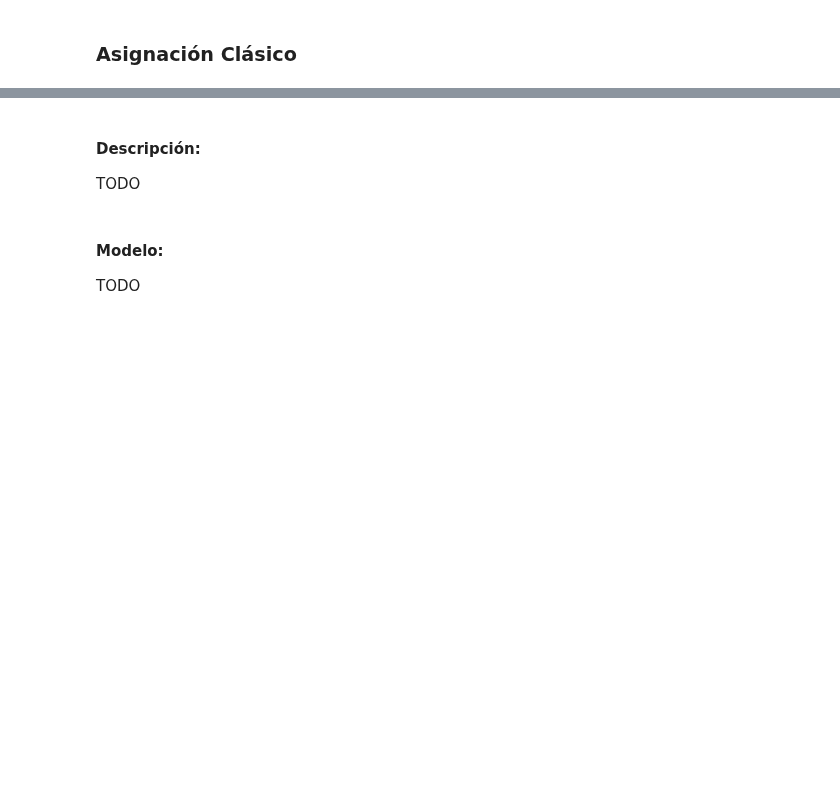
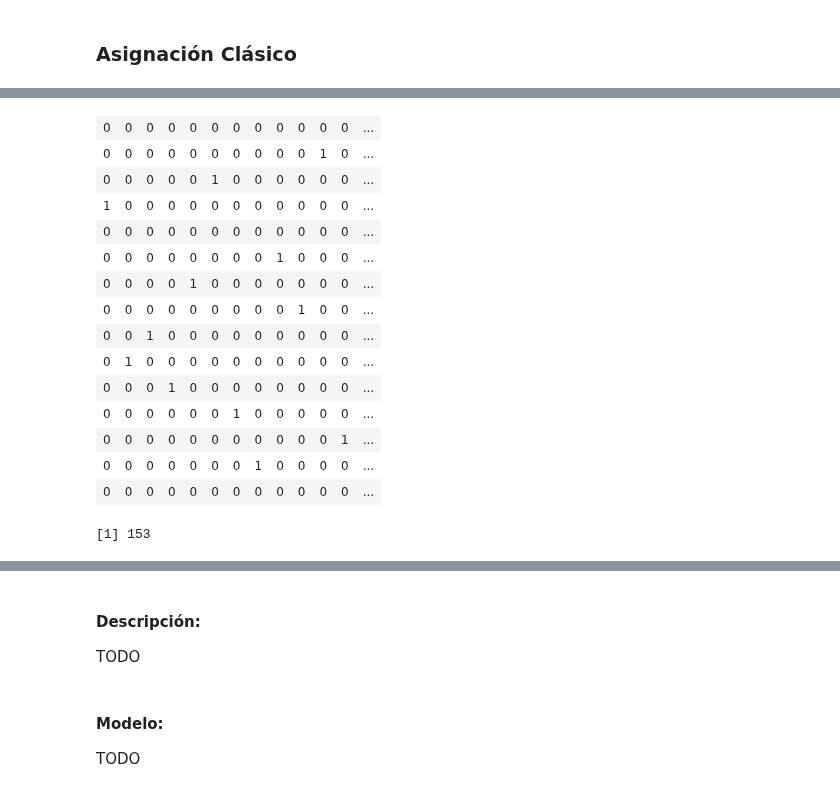
Before and after one commit to garciparedes/integer-programming-heuristics, a Jupyter notebook: integer-programming-assignment-heuristics.ipynb, the cells around one changed output, grey strips where cells are left out. Saved outputs shown, nothing was run; the diff lists cells and outputs as text; code cells hidden in the pictures; blank space fills up the shorter version.

```diff
--- a/integer-programming-assignment-heuristics.ipynb
+++ b/integer-programming-assignment-heuristics.ipynb
@@ -41,0 +405,23 @@ Solve <- function(direction = "max", f.obj, f.con, f.rhs, f.dir = rep("<=", nrow
+# %%
+matriz.15x15.3 <- ReadAssignment(paste0(dataset.folder, "matriz_15x15_3.csv"))
+# %%
+a <- AssignmentExact(matriz.15x15.3)
+matrix(a$solution, nrow = matriz.15x15.3$m)
+a$objval
+# %% [output]
+| 0 | 0 | 0 | 0 | 0 | 0 | 0 | 0 | 0 | 0 | 0 | 0 | ... |
+| 0 | 0 | 0 | 0 | 0 | 0 | 0 | 0 | 0 | 0 | 1 | 0 | ... |
+| 0 | 0 | 0 | 0 | 0 | 1 | 0 | 0 | 0 | 0 | 0 | 0 | ... |
+| 1 | 0 | 0 | 0 | 0 | 0 | 0 | 0 | 0 | 0 | 0 | 0 | ... |
+| 0 | 0 | 0 | 0 | 0 | 0 | 0 | 0 | 0 | 0 | 0 | 0 | ... |
+| 0 | 0 | 0 | 0 | 0 | 0 | 0 | 0 | 1 | 0 | 0 | 0 | ... |
+| 0 | 0 | 0 | 0 | 1 | 0 | 0 | 0 | 0 | 0 | 0 | 0 | ... |
+| 0 | 0 | 0 | 0 | 0 | 0 | 0 | 0 | 0 | 1 | 0 | 0 | ... |
+| 0 | 0 | 1 | 0 | 0 | 0 | 0 | 0 | 0 | 0 | 0 | 0 | ... |
+| 0 | 1 | 0 | 0 | 0 | 0 | 0 | 0 | 0 | 0 | 0 | 0 | ... |
+| 0 | 0 | 0 | 1 | 0 | 0 | 0 | 0 | 0 | 0 | 0 | 0 | ... |
+| 0 | 0 | 0 | 0 | 0 | 0 | 1 | 0 | 0 | 0 | 0 | 0 | ... |
+| 0 | 0 | 0 | 0 | 0 | 0 | 0 | 0 | 0 | 0 | 0 | 1 | ... |
+| 0 | 0 | 0 | 0 | 0 | 0 | 0 | 1 | 0 | 0 | 0 | 0 | ... |
+| 0 | 0 | 0 | 0 | 0 | 0 | 0 | 0 | 0 | 0 | 0 | 0 | ... |
+[1] 153
```
Also changed, not shown: parts of 61 cells of this notebook.
